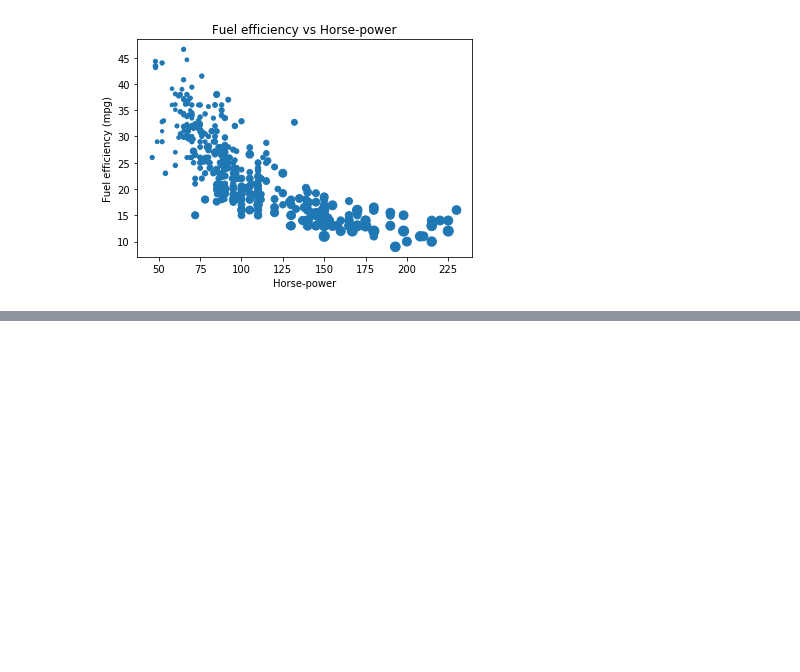
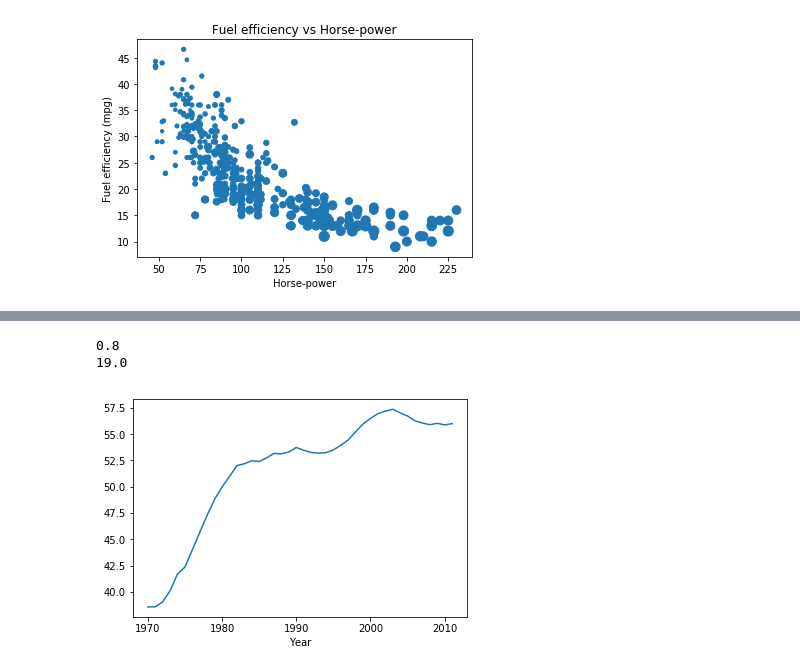
Before and after one commit to cschellenberger/Data-Science-Learning, a Jupyter notebook: pandas-Foundations.ipynb, the cells around one changed output, grey strips where cells are left out. Saved outputs shown, nothing was run; the diff lists cells and outputs as text; code cells hidden in the pictures; blank space fills up the shorter version.

```diff
--- a/pandas-Foundations.ipynb
+++ b/pandas-Foundations.ipynb
@@ -429,0 +460,19 @@ plt.show()
+# %%
+# Print the minimum value of the Engineering column
+print(df['Engineering'].min())
+
+# Print the maximum value of the Engineering column
+print(df['Engineering'].max())
+
+# Construct the mean percentage per year: mean
+mean = df.mean(axis='columns')
+
+# Plot the average percentage per year
+mean.plot()
+
+# Display the plot
+plt.show()
+# %% [output]
+0.8
+19.0
+[figure, added]
```
Also changed, not shown: parts of 38 cells of this notebook, 8 other files.
